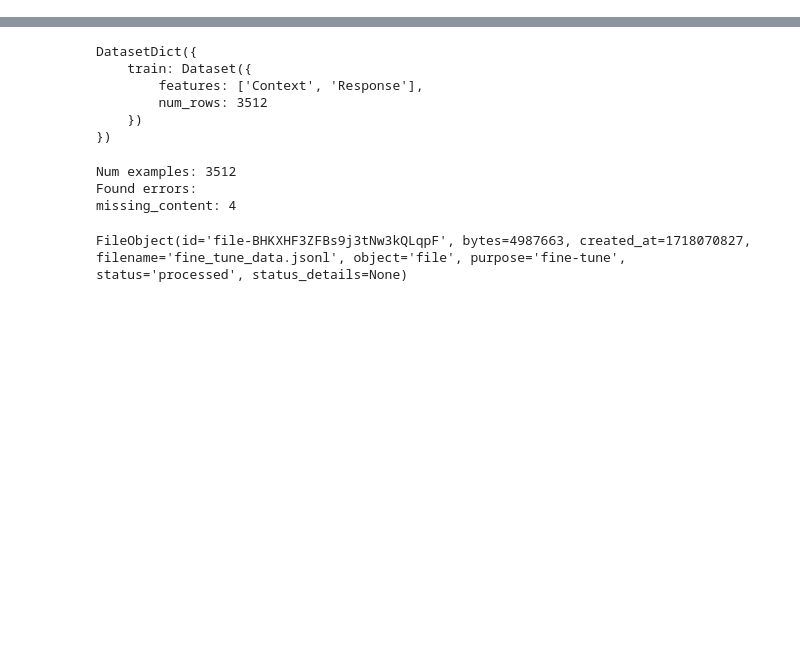
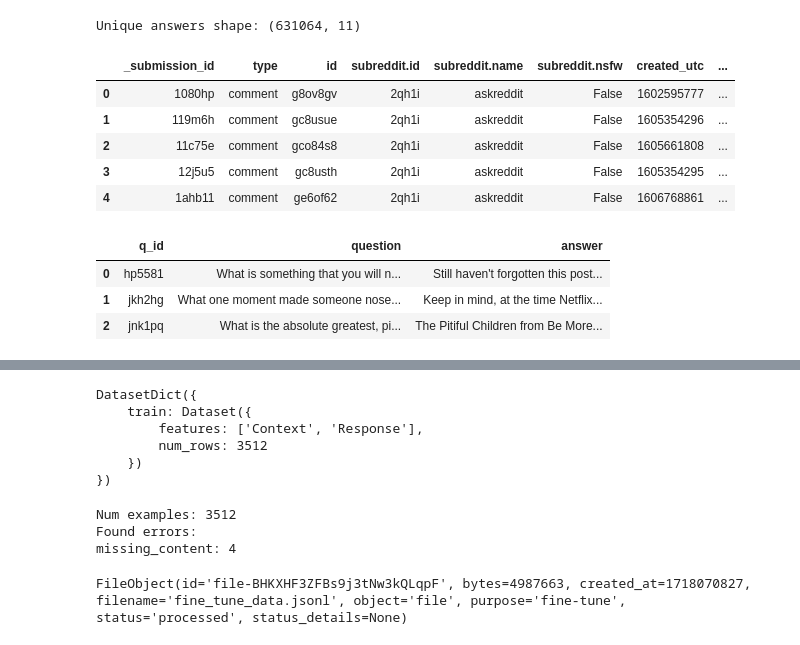
Before and after one commit to JatinSingh2012/Duke-LLM-Coursera, a Jupyter notebook: fine-tuning/fine-tuning-notebook.ipynb, the cells around one changed output, grey strips where cells are left out. Saved outputs shown, nothing was run; the diff lists cells and outputs as text; code cells hidden in the pictures; blank space fills up the shorter version.

```diff
--- a/fine-tuning/fine-tuning-notebook.ipynb
+++ b/fine-tuning/fine-tuning-notebook.ipynb
@@ -4,0 +44,4 @@ import pandas as pd
+# %%
+
+
+df_answers = pd.read_csv("/home/codespace/.cache/kagglehub/datasets/pavellexyr/ten-million-reddit-answers/versions/1/ten-million-reddit-answers.csv")
@@ -4,0 +93,13 @@ import pandas as pd
+# %%
+import re
+from typing import Optional
+
+# Add (or reuse) cached submission_id columns for efficiency
+if '_submission_id' not in df_answers.columns:
+    df_answers['_submission_id'] = df_answers['permalink'].str.extract(r'/comments/([a-z0-9]+)/')
+if '_submission_id' not in df_questions.columns:
+    df_questions['_submission_id'] = df_questions['permalink'].str.extract(r'/comments/([a-z0-9]+)/')
+
+# Also normalize parent ids for hierarchical traversal if needed
+if '_parent_norm' not in df_answers.columns and 'parent_id' in df_answers.columns:
+    df_answers['_parent_norm'] = df_answers['parent_id'].astype(str).str.replace(r'^(t1_|t3_)', '', regex=True)
@@ -4,0 +134,17 @@ import pandas as pd
+# %%
+import numpy as np
+
+# Shuffle the DataFrame first for randomness, then group and take the first row per group
+shuffled = df_answers.sample(frac=1, random_state=42)
+unique_answers = shuffled.groupby('_submission_id', group_keys=False).first().reset_index()
+
+print(f"Unique answers shape: {unique_answers.shape}")
+display(unique_answers.head(5))
+# %% [output]
+Unique answers shape: (631064, 11)
+|  | _submission_id | type | id | subreddit.id | subreddit.name | subreddit.nsfw | created_utc | ... |
+| 0 | 1080hp | comment | g8ov8gv | 2qh1i | askreddit | False | 1602595777 | ... |
+| 1 | 119m6h | comment | gc8usue | 2qh1i | askreddit | False | 1605354296 | ... |
+| 2 | 11c75e | comment | gco84s8 | 2qh1i | askreddit | False | 1605661808 | ... |
+| 3 | 12j5u5 | comment | gc8usth | 2qh1i | askreddit | False | 1605354295 | ... |
+| 4 | 1ahb11 | comment | ge6of62 | 2qh1i | askreddit | False | 1606768861 | ... |
@@ -4,0 +163,7 @@ import pandas as pd
+# %%
+df_merged.head(3)
+# %% [output]
+|  | q_id | question | answer |
+| 0 | hp5581 | What is something that you will n... | Still haven't forgotten this post... |
+| 1 | jkh2hg | What one moment made someone nose... | Keep in mind, at the time Netflix... |
+| 2 | jnk1pq | What is the absolute greatest, pi... | The Pitiful Children from Be More... |
```
Also changed, not shown: parts of 39 cells of this notebook, 1 other file.
